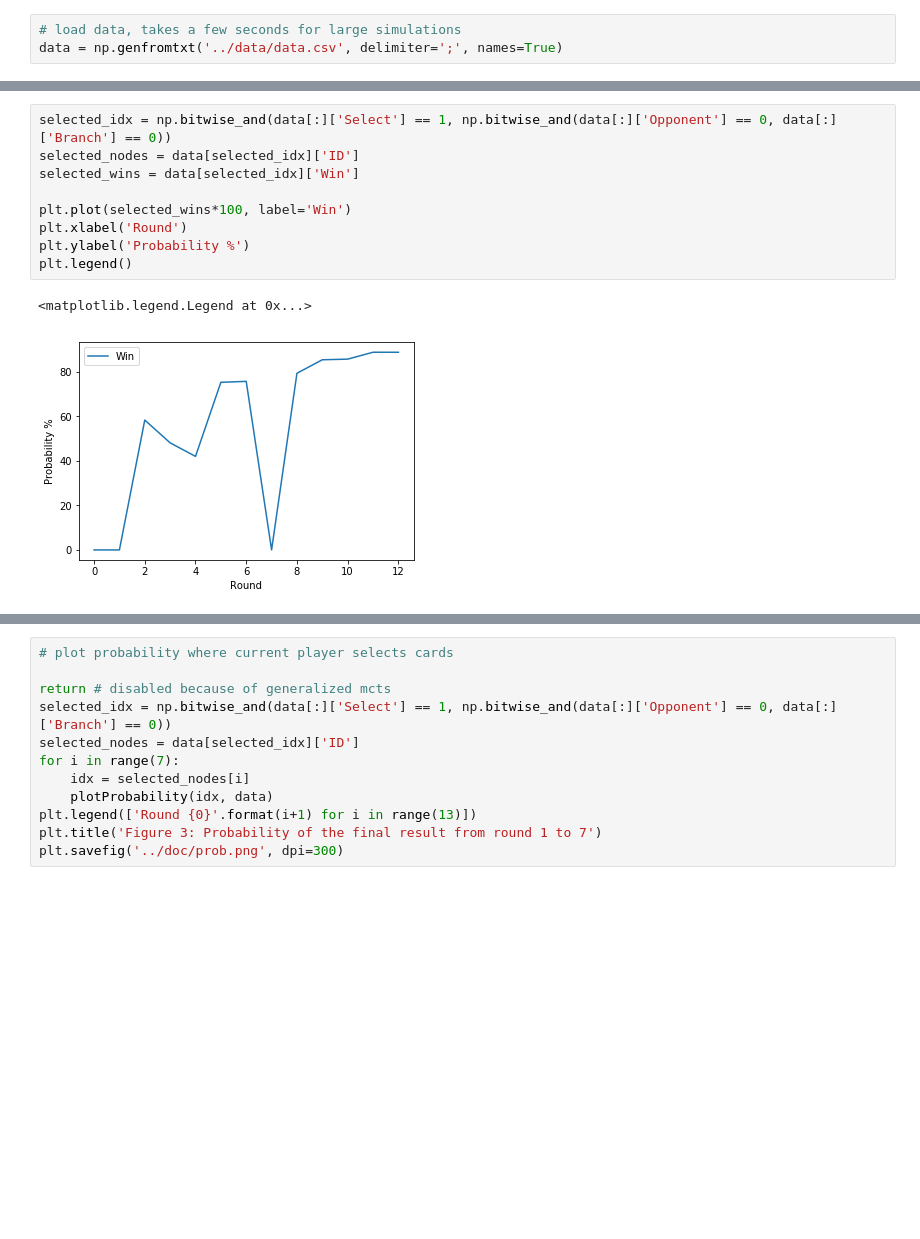
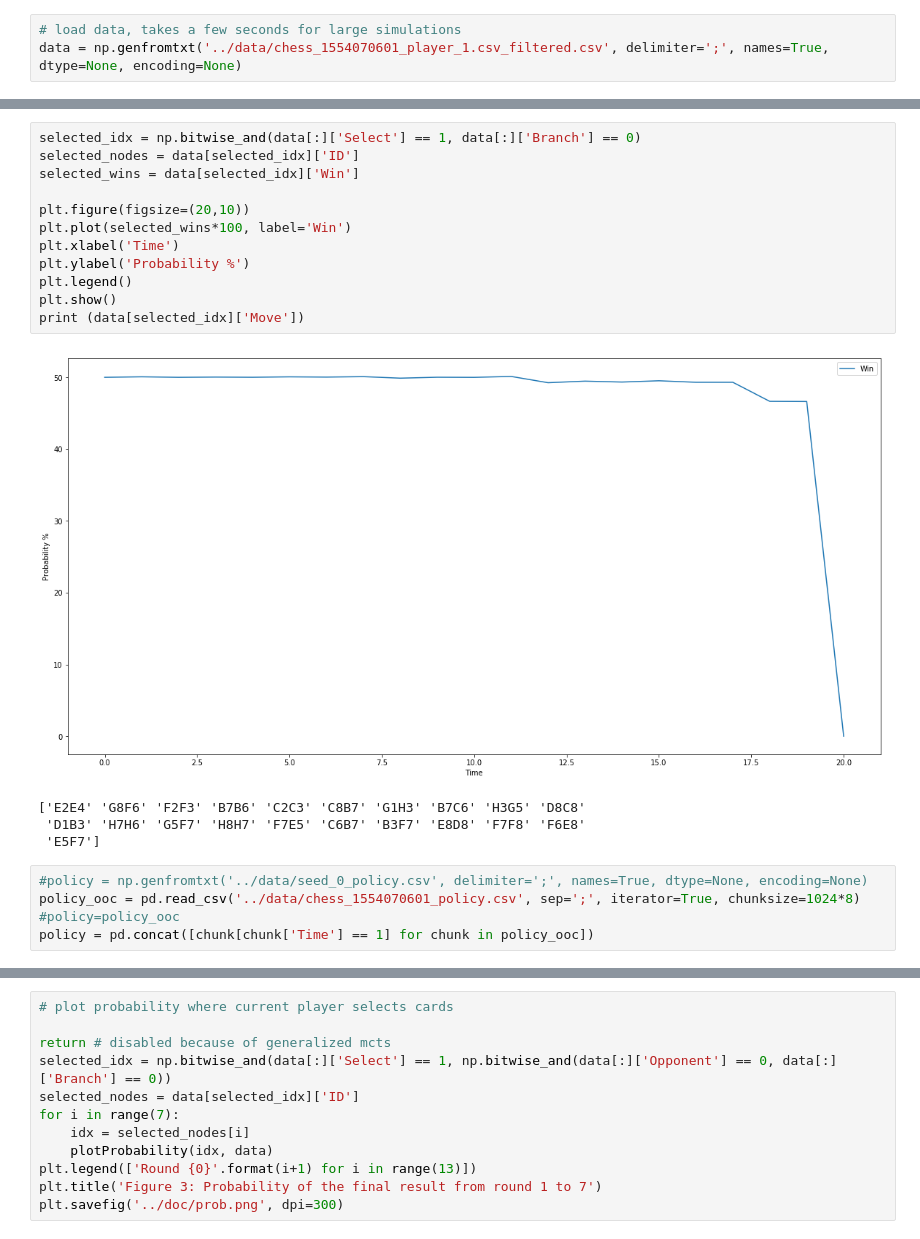
Before and after one commit to adamp87/MCTS, a Jupyter notebook: tools/visualization.ipynb, the cells around one changed output, grey strips where cells are left out. Cells and saved outputs as stored; diff of their text form; blank space fills up the shorter version.

Commit message:
update visualization script

```diff
--- a/tools/visualization.ipynb
+++ b/tools/visualization.ipynb
@@ -33,7 +31,7 @@ def getMoveLabel(cards):
     return v
 # %%
 # load data, takes a few seconds for large simulations
-data = np.genfromtxt('../data/data.csv', delimiter=';', names=True)
+data = np.genfromtxt('../data/chess_1554070601_player_1.csv_filtered.csv', delimiter=';', names=True, dtype=None, encoding=None)
 # %%
 # set up which nodes are plotted
 
@@ -103,12 +104,22 @@ graph*cardLabels
 # %%
-selected_idx = np.bitwise_and(data[:]['Select'] == 1, np.bitwise_and(data[:]['Opponent'] == 0, data[:]['Branch'] == 0))
+selected_idx = np.bitwise_and(data[:]['Select'] == 1, data[:]['Branch'] == 0)
 selected_nodes = data[selected_idx]['ID']
 selected_wins = data[selected_idx]['Win']
 
+plt.figure(figsize=(20,10))
 plt.plot(selected_wins*100, label='Win')
-plt.xlabel('Round')
+plt.xlabel('Time')
 plt.ylabel('Probability %')
 plt.legend()
+plt.show()
+print (data[selected_idx]['Move'])
 # %% [output]
+[figure, new version]
-<matplotlib.legend.Legend at 0x...>
+['E2E4' 'G8F6' 'F2F3' 'B7B6' 'C2C3' 'C8B7' 'G1H3' 'B7C6' 'H3G5' 'D8C8'
+ 'D1B3' 'H7H6' 'G5F7' 'H8H7' 'F7E5' 'C6B7' 'B3F7' 'E8D8' 'F7F8' 'F6E8'
+ 'E5F7']
-[figure, old version]
+# %%
+#policy = np.genfromtxt('../data/seed_0_policy.csv', delimiter=';', names=True, dtype=None, encoding=None)
+policy_ooc = pd.read_csv('../data/chess_1554070601_policy.csv', sep=';', iterator=True, chunksize=1024*8)
+#policy=policy_ooc
+policy = pd.concat([chunk[chunk['Time'] == 1] for chunk in policy_ooc])
```
Also changed, not shown: parts of 11 cells of this notebook.
